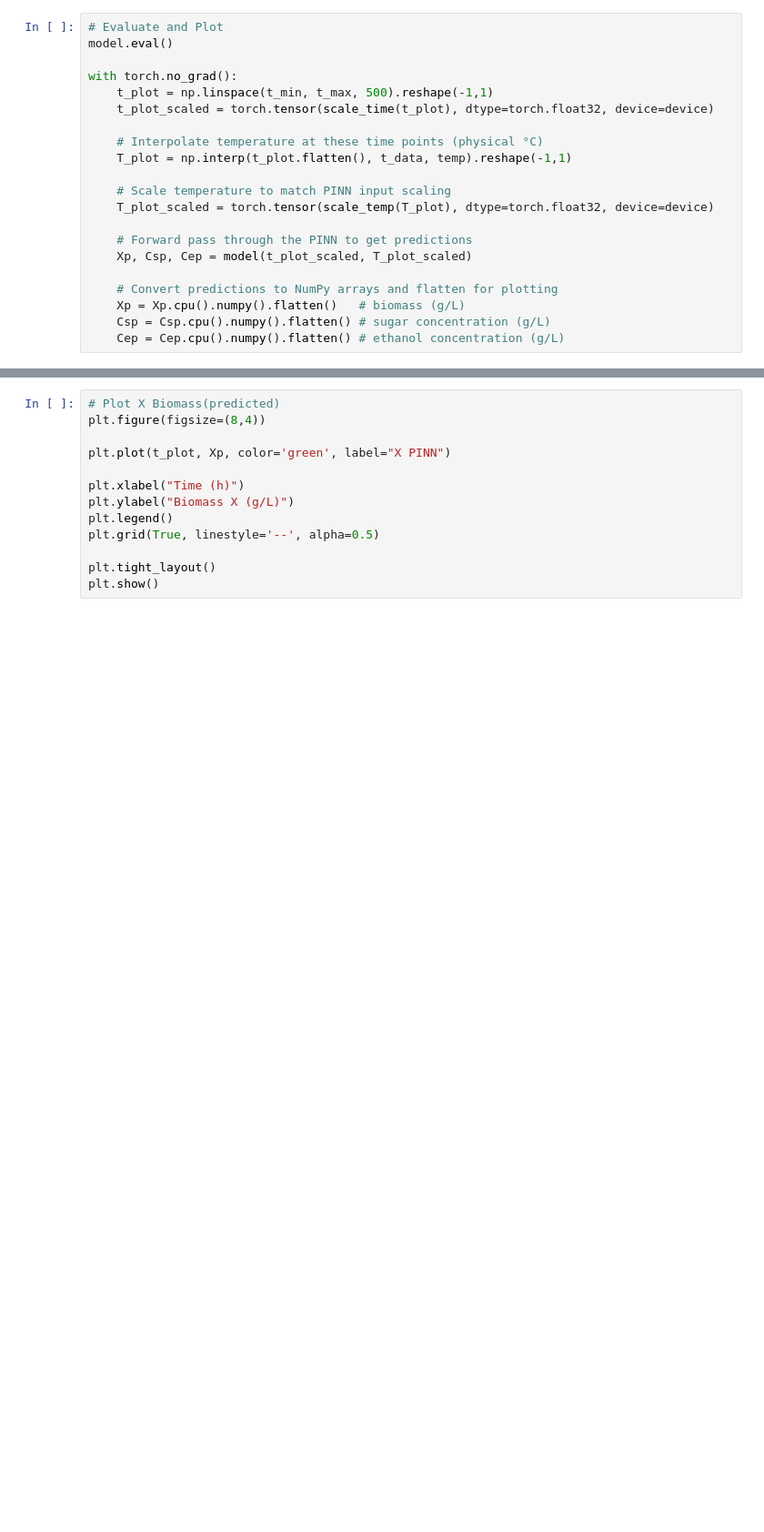
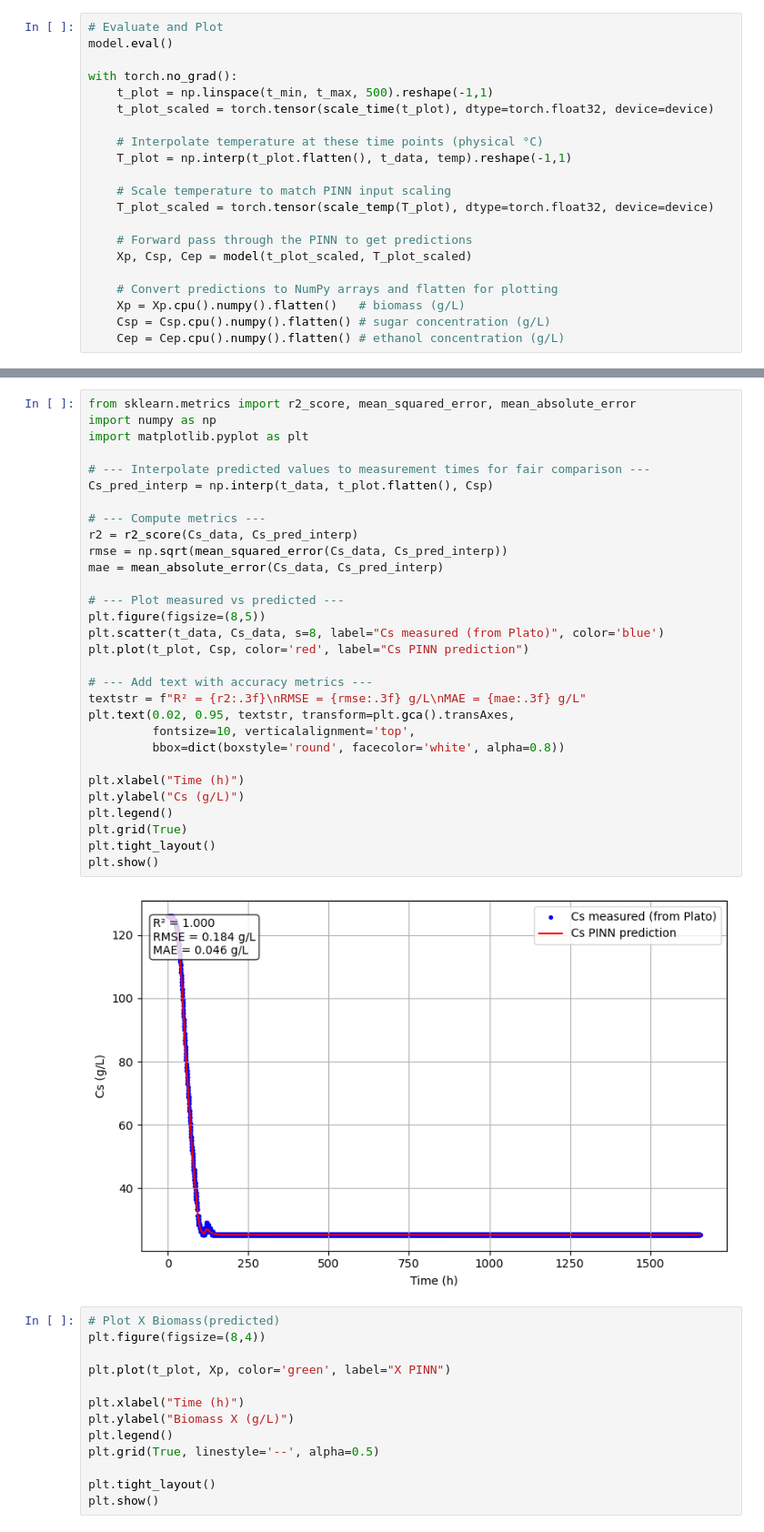
Before and after one commit to EmmanuelLwele/Physics-Informed-Beer-Fermentation-Modelling, a Jupyter notebook: Physics_Informed_Beer_Fermentation_Modelling.ipynb, the cells around one changed output, grey strips where cells are left out. Shown at 91% size. Cells and saved outputs as stored; diff of their text form; blank space fills up the shorter version.

```diff
--- a/Physics_Informed_Beer_Fermentation_Modelling.ipynb
+++ b/Physics_Informed_Beer_Fermentation_Modelling.ipynb
@@ -615,3 +615,35 @@ plt.show()
+# %%
+from sklearn.metrics import r2_score, mean_squared_error, mean_absolute_error
+import numpy as np
+import matplotlib.pyplot as plt
+
+# --- Interpolate predicted values to measurement times for fair comparison ---
+Cs_pred_interp = np.interp(t_data, t_plot.flatten(), Csp)
+
+# --- Compute metrics ---
+r2 = r2_score(Cs_data, Cs_pred_interp)
+rmse = np.sqrt(mean_squared_error(Cs_data, Cs_pred_interp))
+mae = mean_absolute_error(Cs_data, Cs_pred_interp)
+
+# --- Plot measured vs predicted ---
+plt.figure(figsize=(8,5))
+plt.scatter(t_data, Cs_data, s=8, label="Cs measured (from Plato)", color='blue')
+plt.plot(t_plot, Csp, color='red', label="Cs PINN prediction")
+
+# --- Add text with accuracy metrics ---
+textstr = f"R² = {r2:.3f}\nRMSE = {rmse:.3f} g/L\nMAE = {mae:.3f} g/L"
+plt.text(0.02, 0.95, textstr, transform=plt.gca().transAxes,
+         fontsize=10, verticalalignment='top',
+         bbox=dict(boxstyle='round', facecolor='white', alpha=0.8))
+
+plt.xlabel("Time (h)")
+plt.ylabel("Cs (g/L)")
+plt.legend()
+plt.grid(True)
+plt.tight_layout()
+plt.show()
+# %% [output]
+[figure, added]
 # %%
 # Plot X Biomass(predicted)
 plt.figure(figsize=(8,4))
```
Also changed, not shown: parts of 2 cells of this notebook.
